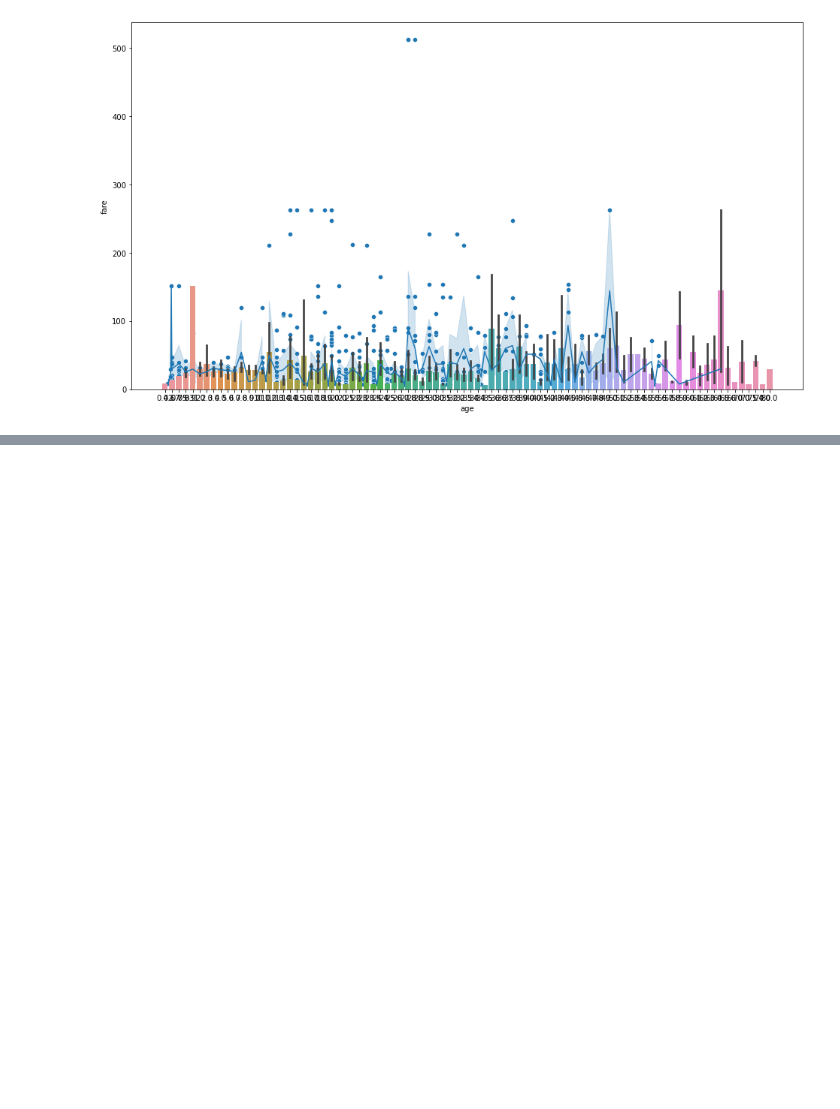
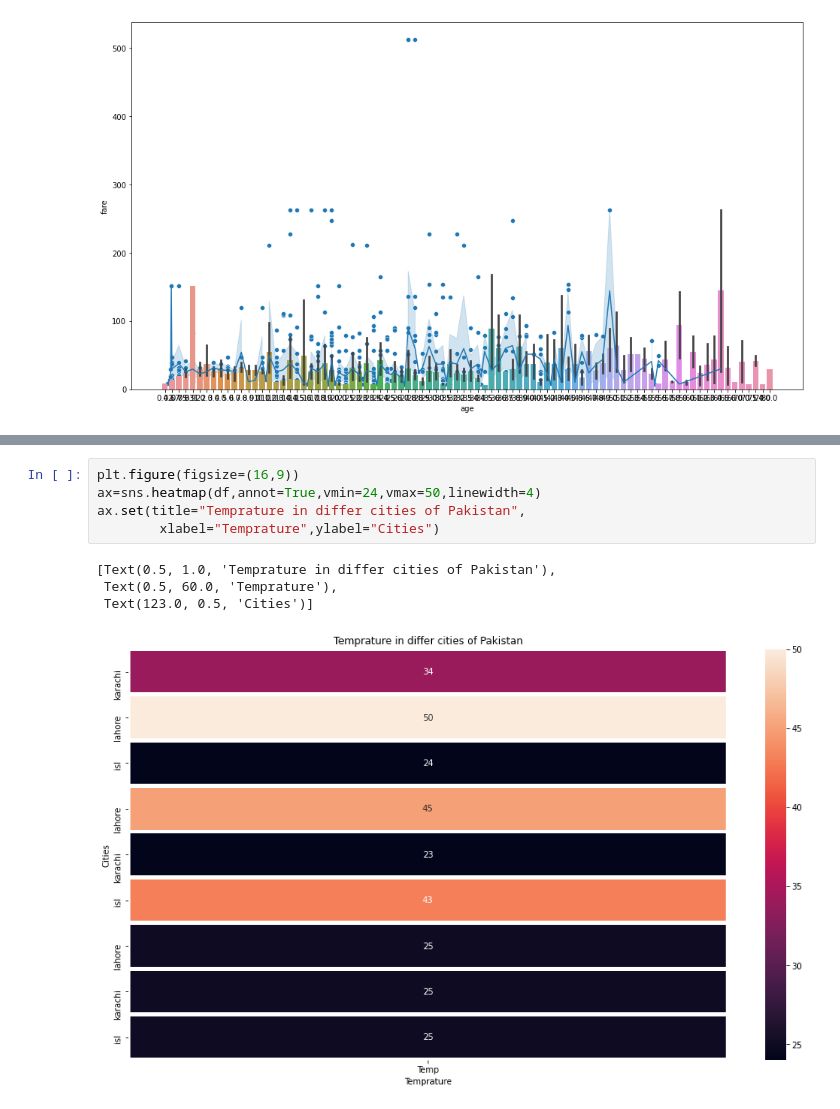
Before and after one commit to MalikHUR639/seaborn_exercise, a Jupyter notebook: Seaborn.ipynb, the cells around one changed output, grey strips where cells are left out. Cells and saved outputs as stored; diff of their text form; blank space fills up the shorter version.

```diff
--- a/Seaborn.ipynb
+++ b/Seaborn.ipynb
@@ -172,0 +220,10 @@ sns.scatterplot(x=titanic.age,y=titanic.fare,data=titanic)
+# %%
+plt.figure(figsize=(16,9))
+ax=sns.heatmap(df,annot=True,vmin=24,vmax=50,linewidth=4)
+ax.set(title="Temprature in differ cities of Pakistan",
+        xlabel="Temprature",ylabel="Cities")
+# %% [output]
+[Text(0.5, 1.0, 'Temprature in differ cities of Pakistan'),
+ Text(0.5, 60.0, 'Temprature'),
+ Text(123.0, 0.5, 'Cities')]
+[figure, added]
```
Also changed, not shown: parts of 19 cells of this notebook.
